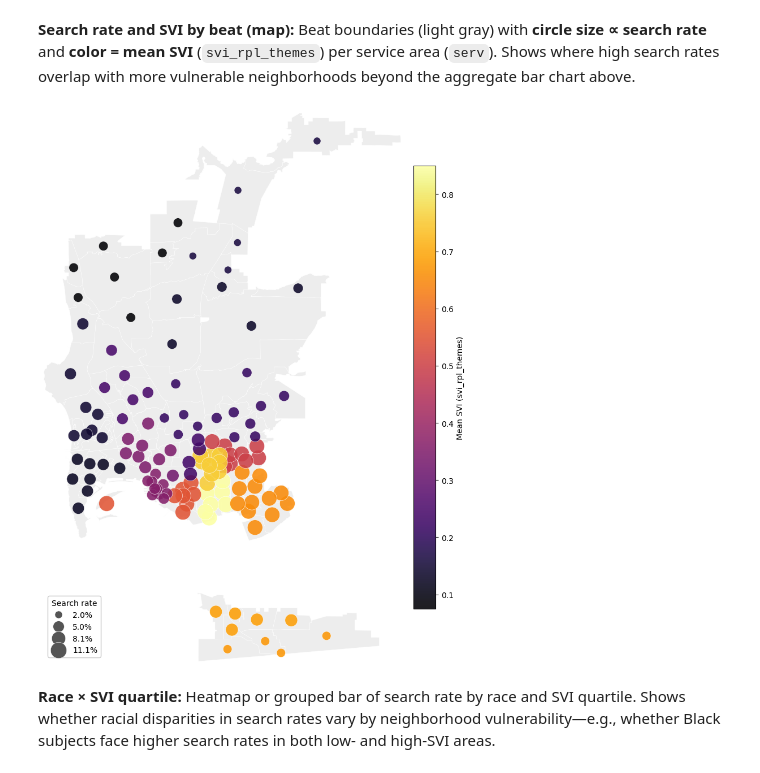
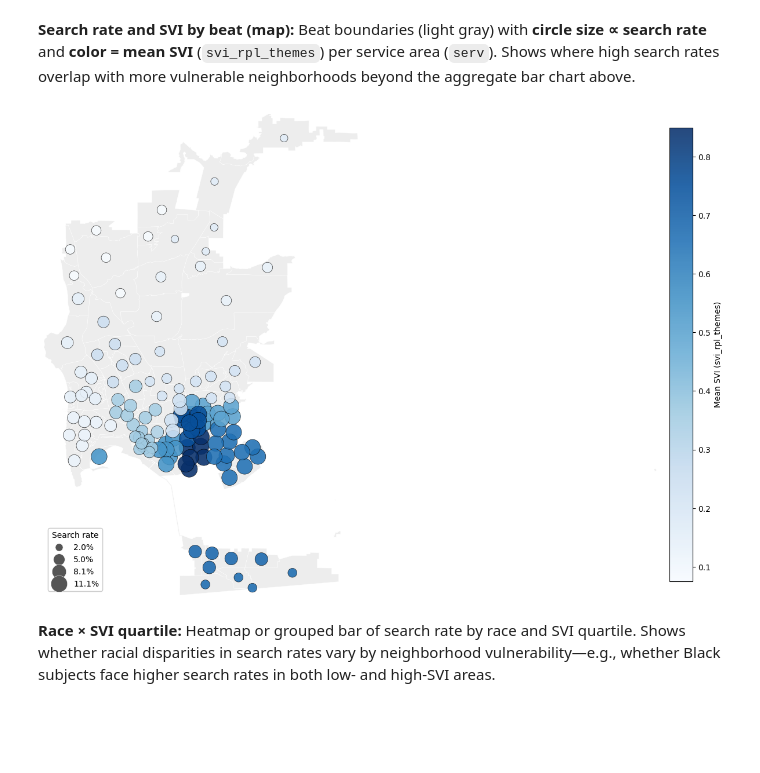
Before and after one commit to utexas-SDS-357/sds357-project-sp26-deployment, a Jupyter notebook: notebooks/02_eda/2_eda.ipynb, the cells around one changed output. Drawn from its saved outputs; the diff is of its cells as text; code cells hidden in the pictures; blank space fills up the shorter version.

```diff
--- a/notebooks/02_eda/2_eda.ipynb
+++ b/notebooks/02_eda/2_eda.ipynb
@@ -364,24 +371,51 @@ zone_svi = (
 beats_map['serv'] = pd.to_numeric(beats_map['serv'], errors='coerce')
 beats_map = beats_map.merge(zone_rates, on='serv', how='left').merge(zone_svi, on='serv', how='left')
 # %%
+import geopandas as gpd
+from matplotlib.lines import Line2D
+
+# Build beat-level search-rate and mean-SVI summaries
+zone_stats = (
+    df.dropna(subset=["serv", "search_conducted", "svi_rpl_themes"])
+    .assign(
+        serv=lambda d: pd.to_numeric(d["serv"], errors="coerce"),
+        search_01=lambda d: d["search_conducted"].astype(int),
+    )
+    .dropna(subset=["serv"])
+    .groupby("serv", observed=False)
+    .agg(
+        search_rate=("search_01", "mean"),
+        svi_rpl_themes=("svi_rpl_themes", "mean"),
+    )
+    .reset_index()
+)
+
+beats_map = gpd.read_file(RAW_DATA_PATH / "Police_Beats.geojson")
+beats_map["serv"] = pd.to_numeric(beats_map["serv"], errors="coerce")
+beats_map = beats_map.merge(zone_stats, on="serv", how="left")
+
+# Reproject for centroids, then convert back for plotting
+beats_proj = beats_map.to_crs("EPSG:32611")
+beats_map["centroid"] = beats_proj.geometry.centroid.to_crs(beats_map.crs)
+
 fig, ax = plt.subplots(figsize=(12, 10))
 fig.patch.set_alpha(0)
-ax.set_facecolor('none')
+ax.set_facecolor("none")
 
 beats_map.plot(
     ax=ax,
-    color='#ececec',
-    edgecolor='white',
+    color="#ececec",
+    edgecolor="white",
     linewidth=0.35,
     alpha=0.95,
 )
 
-plot_df = beats_map.dropna(subset=['centroid', 'search_rate', 'svi_rpl_themes']).copy()
-_cent = gpd.GeoSeries(plot_df['centroid'], crs=plot_df.crs)
+plot_df = beats_map.dropna(subset=["centroid", "search_rate", "svi_rpl_themes"]).copy()
+_cent = gpd.GeoSeries(plot_df["centroid"], crs=plot_df.crs)
 cx = _cent.x.to_numpy()
 cy = _cent.y.to_numpy()
-sr = plot_df['search_rate'].values
-svi = plot_df['svi_rpl_themes'].values
+sr = plot_df["search_rate"].to_numpy()
+svi = plot_df["svi_rpl_themes"].to_numpy()
 
 sr_min, sr_max = float(sr.min()), float(sr.max())
 s_min_pts, s_max_pts = 90.0, 420.0
@@ -396,9 +430,9 @@ sc = ax.scatter(
     cy,
     s=s_pts,
     c=svi,
-    cmap='inferno',
+    cmap="Blues",
     alpha=0.88,
-    edgecolors='white',
+    edgecolors="black",
     linewidths=0.45,
     zorder=3,
 )
@@ -406,51 +440,50 @@ sc = ax.scatter(
 ax.set_axis_off()
 ax.set_xlim(beats_map.total_bounds[0], beats_map.total_bounds[2])
 ax.set_ylim(beats_map.total_bounds[1], beats_map.total_bounds[3])
-ax.set_aspect('equal')
+ax.set_aspect("equal")
 
 cbar = fig.colorbar(sc, ax=ax, fraction=0.035, pad=0.02)
-cbar.set_label('Mean SVI (svi_rpl_themes)')
-
-from matplotlib.lines import Line2D
+cbar.set_label("Mean SVI (svi_rpl_themes)")
 
 if sr_max > sr_min:
     tick_rates = np.linspace(sr_min, sr_max, num=4)
 else:
     tick_rates = np.array([sr_min])
+
 legend_sizes = []
 legend_labels = []
 for r in tick_rates:
     sp = s_min_pts + (r - sr_min) / (sr_max - sr_min + 1e-12) * (s_max_pts - s_min_pts)
     legend_sizes.append(np.sqrt(sp))
-    legend_labels.append(f'{100 * r:.1f}%')
+    legend_labels.append(f"{100 * r:.1f}%")
 
 size_legend = ax.legend(
     [
         Line2D(
             [0],
             [0],
-            marker='o',
-            color='w',
-            markerfacecolor='#555555',
-            markeredgecolor='white',
+            marker="o",
+            color="w",
+            markerfacecolor="#555555",
+            markeredgecolor="white",
             markeredgewidth=0.4,
             markersize=ms,
-            linestyle='none',
+            linestyle="none",
         )
         for ms in legend_sizes
     ],
     legend_labels,
-    title='Search rate',
-    loc='lower left',
+    title="Search rate",
+    loc="lower left",
     frameon=True,
     framealpha=0.92,
 )
 ax.add_artist(size_legend)
 
 plt.tight_layout()
 plt.show()
 # %% [output]
-[figure, old version]
+[figure, new version]
 # %% [markdown]
 **Race × SVI quartile:** Heatmap or grouped bar of search rate by race and SVI quartile. Shows whether racial disparities in search rates vary by neighborhood vulnerability—e.g., whether Black subjects face higher search rates in both low- and high-SVI areas.
 # %% [markdown]
```
Also changed, not shown: parts of 4 cells of this notebook.
